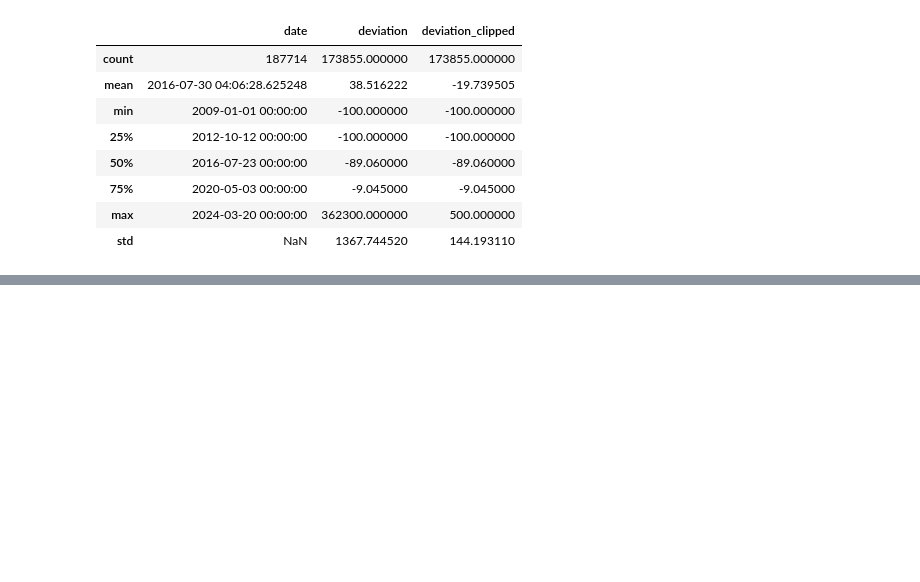
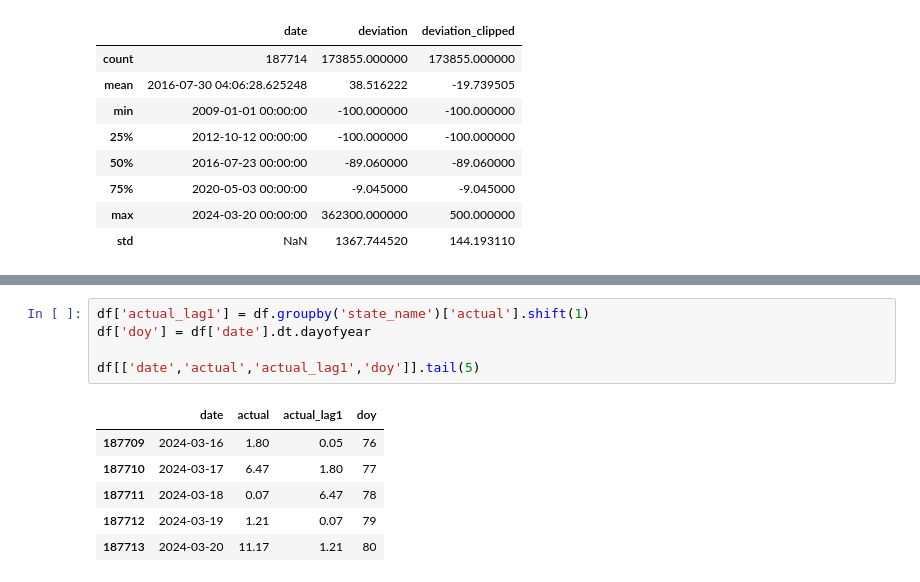
Before and after one commit to Ayu-this-side/rainfall-prediction-india, a Jupyter notebook: notebooks/rainfall_prediction_india.ipynb, the cells around one changed output, grey strips where cells are left out. Drawn from its saved outputs; the diff is of its cells as text; blank space fills up the shorter version.

```diff
--- a/notebooks/rainfall_prediction_india.ipynb
+++ b/notebooks/rainfall_prediction_india.ipynb
@@ -391,0 +398,12 @@ df[['date','state_name','deviation','deviation_clipped']].describe()
+# %%
+df['actual_lag1'] = df.groupby('state_name')['actual'].shift(1)
+df['doy'] = df['date'].dt.dayofyear
+
+df[['date','actual','actual_lag1','doy']].tail(5)
+# %% [output]
+|  | date | actual | actual_lag1 | doy |
+| 187709 | 2024-03-16 | 1.80 | 0.05 | 76 |
+| 187710 | 2024-03-17 | 6.47 | 1.80 | 77 |
+| 187711 | 2024-03-18 | 0.07 | 6.47 | 78 |
+| 187712 | 2024-03-19 | 1.21 | 0.07 | 79 |
+| 187713 | 2024-03-20 | 11.17 | 1.21 | 80 |
```
Also changed, not shown: parts of 3 cells of this notebook.
